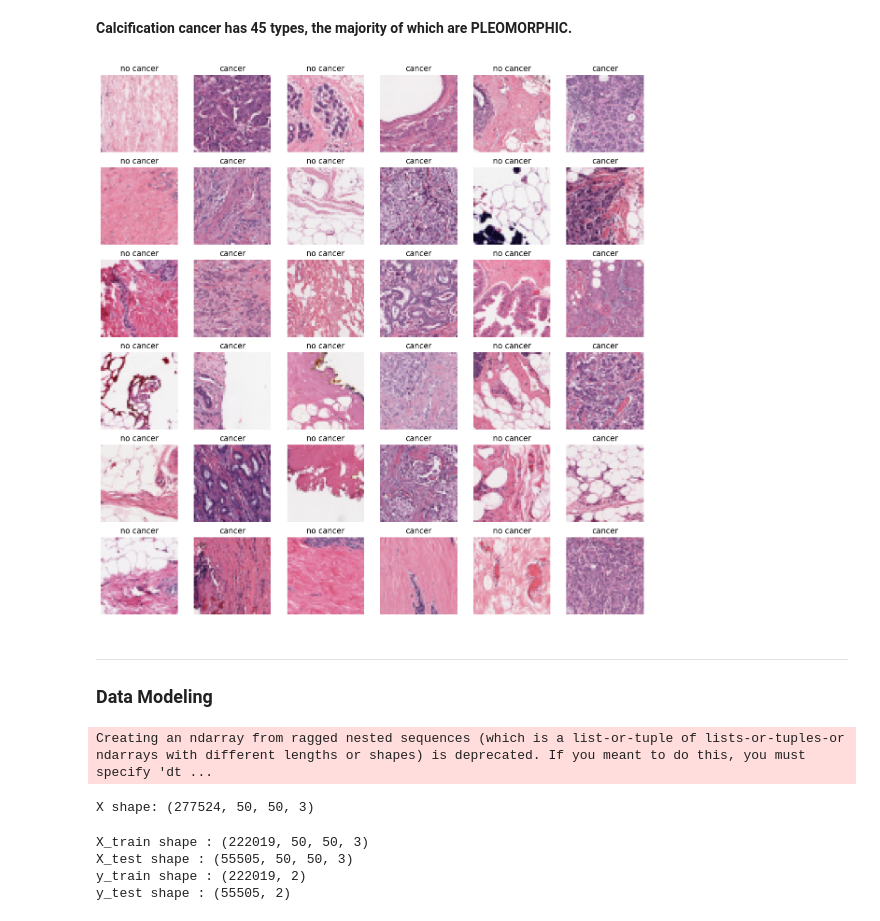
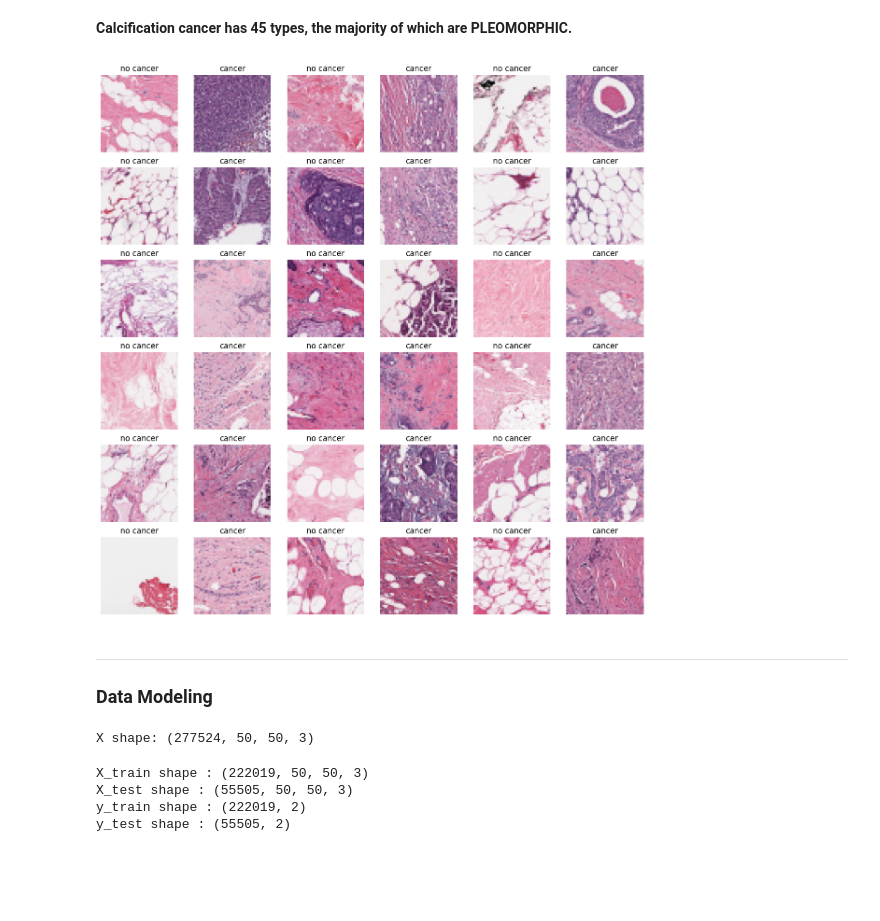
Before and after one commit to leavism/cnn-breast-cancer-detection, a Jupyter notebook: CNN-breast-cancer-detection.ipynb, the cells around one changed output. Saved outputs shown, nothing was run; the diff lists cells and outputs as text; code cells hidden in the pictures; blank space fills up the shorter version.

```diff
--- a/CNN-breast-cancer-detection.ipynb
+++ b/CNN-breast-cancer-detection.ipynb
@@ -519,35 +509,36 @@ z
 # %% [markdown]
 **Calcification cancer has 45 types, the majority of which are PLEOMORPHIC.**
 # %%
+from keras.preprocessing.image import load_img, img_to_array
+
 plt.figure(figsize = (15, 15))
 
 some_non = np.random.randint(0, len(non_cancer_imgs), 18)
 some_can = np.random.randint(0, len(cancer_imgs), 18)
 
 s = 0
 for num in some_non:
-
-        img = image.image_utils.load_img((non_cancer_imgs[num]), target_size=(100, 100))
-        img = image.image_utils.img_to_array(img)
+        img = load_img((non_cancer_imgs[num]), target_size=(100, 100))
+        img = img_to_array(img)
 
         plt.subplot(6, 6, 2*s+1)
         plt.axis('off')
         plt.title('no cancer')
         plt.imshow(img.astype('uint8'))
         s += 1
 
 s = 1
 for num in some_can:
 
-        img = image.image_utils.load_img((cancer_imgs[num]), target_size=(100, 100))
-        img = image.image_utils.img_to_array(img)
+        img = load_img((cancer_imgs[num]), target_size=(100, 100))
+        img = img_to_array(img)
         plt.subplot(6, 6, 2*s)
         plt.axis('off')
         plt.title('cancer')
         plt.imshow(img.astype('uint8'))
         s += 1
 # %% [output]
-[figure, old version]
+[figure, new version]
 # %% [markdown]
 ---
 ### Data Modeling
@@ -582,7 +573,7 @@ X = []  # List for image data
 y = []  # List for labels
 
 # Concatenate the arrays 'non_img_arr' and 'can_img_arr' into a single array 'breast_img_arr'
-breast_img_arr = np.concatenate((non_img_arr, can_img_arr))
+breast_img_arr = non_img_arr + can_img_arr
 
 # Shuffle the elements in the 'breast_img_arr' array randomly
 random.shuffle(breast_img_arr)
@@ -601,8 +592,7 @@ y = np.array(y)
 # Print the shape of the 'X' array
 print('X shape: {}'.format(X.shape))
 # %% [output]
-Creating an ndarray from ragged nested sequences (which is a list-or-tuple of lists-or-tuples-or ndarrays with different lengths or shapes) is deprecated. If you meant to do this, you must specify 'dt ...
+X shape: (277524, 50, 50, 3)
-X shape: (277524, 50, 50, 3)
 # %%
 # Split the dataset into training and testing sets, with a test size of 20%
 X_train, X_test, y_train, y_test = train_test_split(X, y, test_size=0.20, random_state=42)
```
Also changed, not shown: parts of 19 cells of this notebook.
